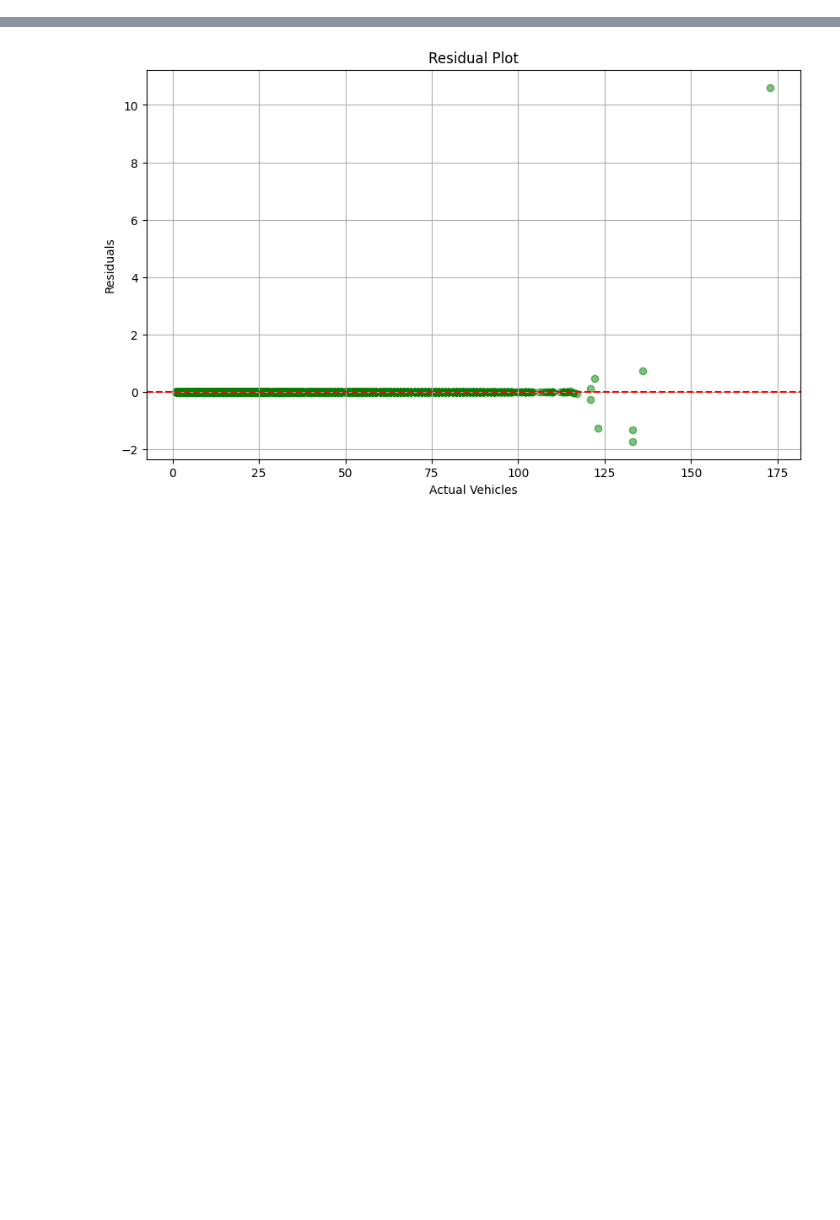
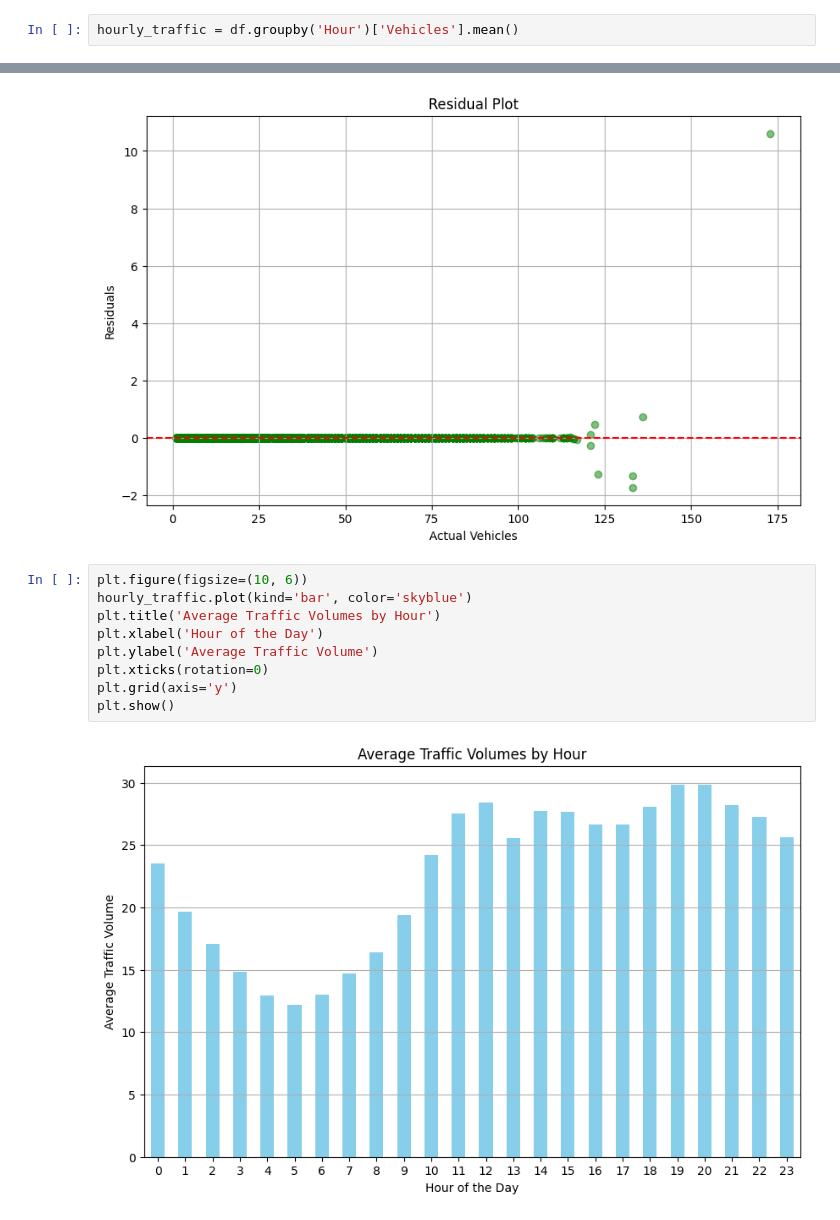
Before and after one commit to React2learn/ml-model-uber, a Jupyter notebook: MSE.ipynb, the cells around one changed output, grey strips where cells are left out. Saved outputs shown, nothing was run; the diff lists cells and outputs as text; blank space fills up the shorter version.

```diff
--- a/MSE.ipynb
+++ b/MSE.ipynb
@@ -73,6 +73,8 @@ mse = mean_squared_error(y_test, y_pred)
 print(f'Mean Squared Error: {mse}')
 # %% [output]
 Mean Squared Error: 0.01244599958437243
+# %%
+hourly_traffic = df.groupby('Hour')['Vehicles'].mean()
 # %%
 plt.figure(figsize=(10, 6))
 plt.scatter(y_test, y_pred, color='blue', alpha=0.5)
@@ -96,3 +98,14 @@ plt.grid(True)
 plt.show()
 # %% [output]
 [figure]
+# %%
+plt.figure(figsize=(10, 6))
+hourly_traffic.plot(kind='bar', color='skyblue')
+plt.title('Average Traffic Volumes by Hour')
+plt.xlabel('Hour of the Day')
+plt.ylabel('Average Traffic Volume')
+plt.xticks(rotation=0)
+plt.grid(axis='y')
+plt.show()
+# %% [output]
+[figure, added]
```
Also changed, not shown: parts of 2 cells of this notebook.
